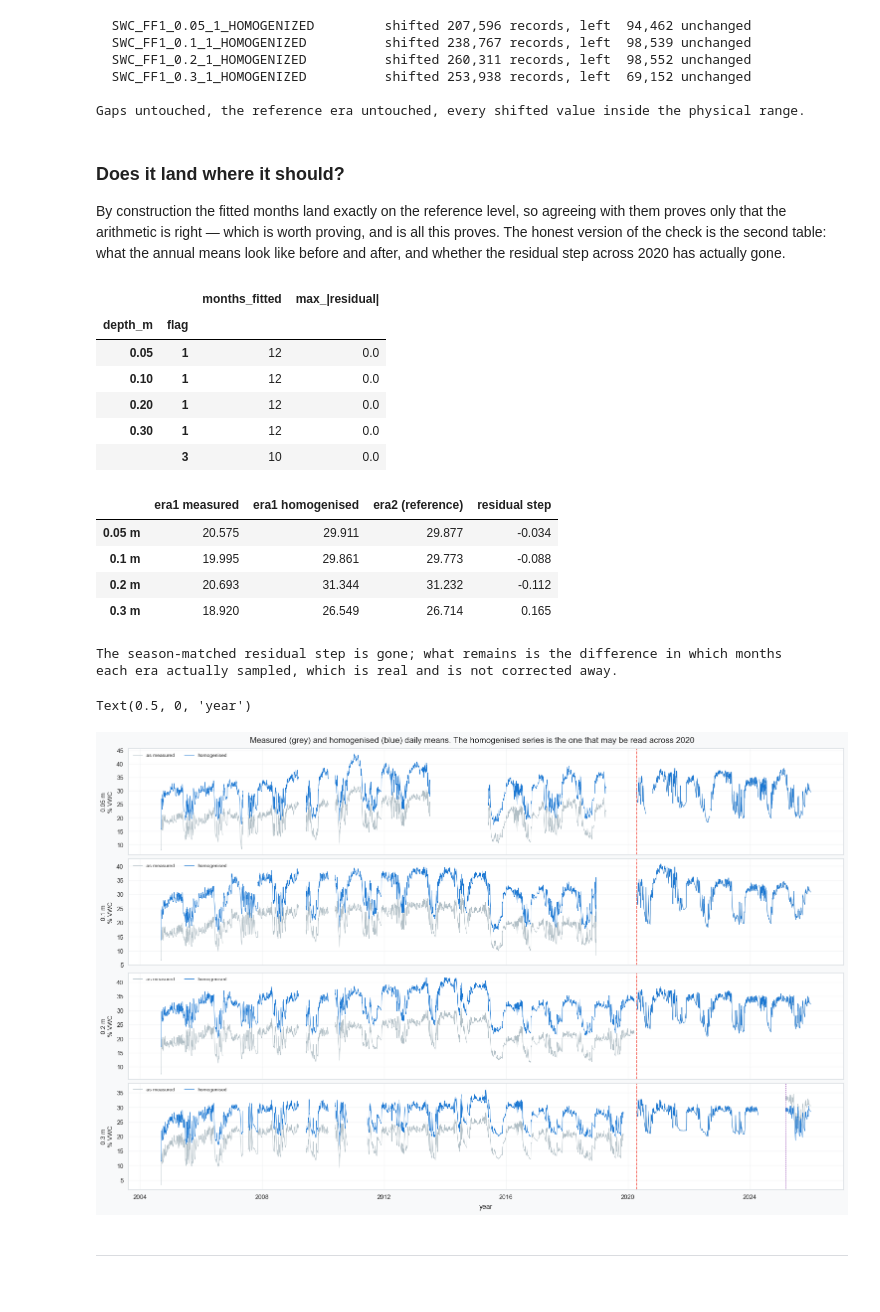
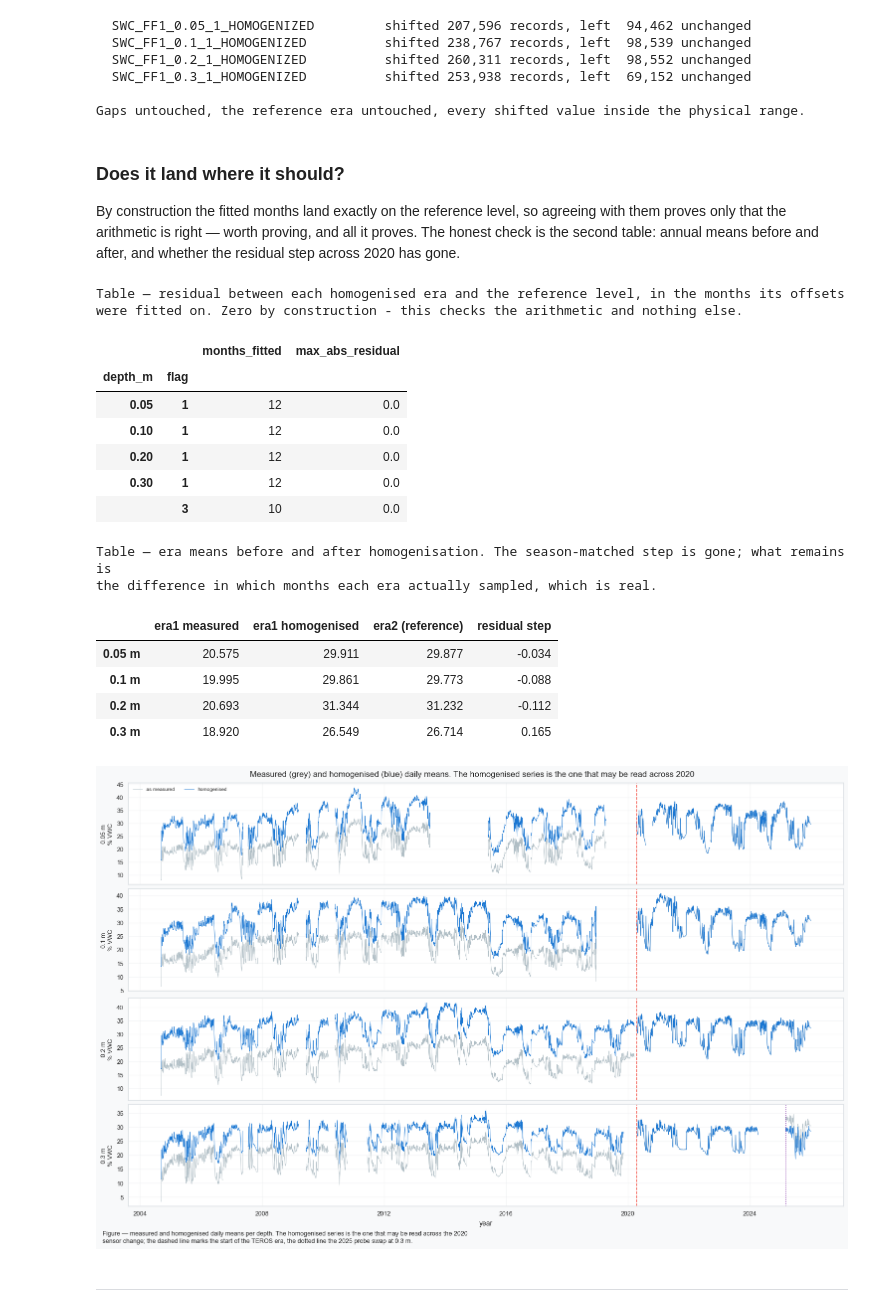
Before and after one commit to holukas/dataset_ch-lae_flux_product, a Jupyter notebook: workflow/10_METEO/30_PRODUCTS/09_METEO_SWC_FF1_2004-2025.ipynb, the cells around one changed output. Drawn from its saved outputs; the diff is of its cells as text; code cells hidden in the pictures.

```diff
--- a/workflow/10_METEO/30_PRODUCTS/09_METEO_SWC_FF1_2004-2025.ipynb
+++ b/workflow/10_METEO/30_PRODUCTS/09_METEO_SWC_FF1_2004-2025.ipynb
@@ -828,7 +828,7 @@ the export, outside this repository; see `redact_people()` in the helpers.
 def bulk_plaintext(s) -> str:
     """Like plaintext(), but preserves line structure. Redacts the people it names, as plaintext().
 
-    The bulk row is a 28 k-character paste in which every sub-entry begins on its own line. The
+    The bulk row is a ~29 k-character paste in which every sub-entry begins on its own line. The
     ordinary tag strip turns that into a single line and destroys the only structure there is, so
     <br> and closing block tags become newlines BEFORE the tags are removed.
     """
@@ -1936,7 +2095,7 @@ for d in DEPTHS:
     if d not in HOMOG_DEPTHS:
         continue
     off = np.zeros(len(full_index))
-    for _code, (_t, _fb_off) in OFFSETS[d].items():
+    for _code, (_t, _) in OFFSETS[d].items():
         _mask = (swc[flagcol(d)] == _code).to_numpy()
         off = np.where(_mask, _t['offset'].reindex(_months).to_numpy(), off)
     swc[homogcol(d)] = swc[field(d)] + off
@@ -1971,9 +2130,8 @@ Gaps untouched, the reference era untouched, every shifted value inside the phys
 ### Does it land where it should?
 
 By construction the fitted months land exactly on the reference level, so agreeing with them proves
-only that the arithmetic is right — which is worth proving, and is all this proves. The honest
-version of the check is the second table: what the annual means look like before and after, and
-whether the residual step across 2020 has actually gone.
+only that the arithmetic is right — worth proving, and all it proves. The honest check is the second
+table: annual means before and after, and whether the residual step across 2020 has gone.
 # %%
 _rows = []
 for d in HOMOG_DEPTHS:
@@ -1985,64 +2143,72 @@ for d in HOMOG_DEPTHS:
         _a = _src_h.groupby(_src_h.index.month).mean().reindex(_fitted)
         _b = _ref.groupby(_ref.index.month).mean().reindex(_fitted)
         _rows.append({'depth_m': float(d), 'flag': _code, 'months_fitted': len(_fitted),
-                      'max_|residual|': float((_a - _b).abs().max())})
+                      'max_abs_residual': float((_a - _b).abs().max())})
 _landing = pd.DataFrame(_rows).set_index(['depth_m', 'flag'])
+tabcap('residual between each homogenised era and the reference level, in the months its offsets '
+       'were fitted on. Zero by construction - this checks the arithmetic and nothing else.')
 display(_landing.round(9))
-assert (_landing['max_|residual|'] < 1e-6).all(), \
+assert (_landing['max_abs_residual'] < 1e-6).all(), \
     "a homogenised era does not land on the reference level in its own fitted months"
 
-_before, _after = {}, {}
+_before = {}
 for d in HOMOG_DEPTHS:
     _e1 = swc[field(d)].where(swc[flagcol(d)] == FLAG_EC20_MST).dropna()
     _e1h = swc[homogcol(d)].where(swc[flagcol(d)] == FLAG_EC20_MST).dropna()
-    _e2 = era_series(d, FLAG_TEROS_DIIVE)
-    _before[f'{d} m'] = {'era1 measured': float(_e1.mean()), 'era1 homogenised': float(_e1h.mean()),
-                         'era2 (reference)': float(_e2.mean())}
+    _before[f'{d} m'] = {'era1 measured': float(_e1.mean()),
+                         'era1 homogenised': float(_e1h.mean()),
+                         'era2 (reference)': float(era_series(d, FLAG_TEROS_DIIVE).mean())}
 _land = pd.DataFrame(_before).T
 _land['residual step'] = _land['era2 (reference)'] - _land['era1 homogenised']
+tabcap('era means before and after homogenisation. The season-matched step is gone; what remains '
+       'is the difference in which months each era actually sampled, which is real.')
 display(_land.round(3))
-# Loose on purpose. The residual is NOT expected to be zero: the two eras sample different months
-# in different proportions - era 2 begins in mid-April 2020 and so under-weights one winter - and
-# that difference is real, not an error in the offsets. The band only has to catch an offset that
-# was applied with the wrong sign, to the wrong era, or in the wrong unit.
+
+# Loose on purpose. The residual is NOT expected to be zero: the two eras sample different months in
+# different proportions - era 2 begins in mid-April 2020 and so under-weights one winter - and that
+# difference is real, not an error in the offsets. The band only has to catch an offset applied with
+# the wrong sign, to the wrong era, or in the wrong unit.
 assert _land['residual step'].abs().max() < 2.0, \
     "the homogenised pre-2020 era does not sit anywhere near the TEROS level"
-print("The season-matched residual step is gone; what remains is the difference in which months\n"
-      "each era actually sampled, which is real and is not corrected away.")
 # %% [output]
+Table — residual between each homogenised era and the reference level, in the months its offsets
+were fitted on. Zero by construction - this checks the arithmetic and nothing else.
-|  |  | months_fitted | max_|residual| |
+|  |  | months_fitted | max_abs_residual |
 | depth_m | flag |  |  |
 | 0.05 | 1 | 12 | 0.0 |
 | 0.10 | 1 | 12 | 0.0 |
 | 0.20 | 1 | 12 | 0.0 |
 | 0.30 | 1 | 12 | 0.0 |
 |  | 3 | 10 | 0.0 |
+Table — era means before and after homogenisation. The season-matched step is gone; what remains is
+the difference in which months each era actually sampled, which is real.
 |  | era1 measured | era1 homogenised | era2 (reference) | residual step |
 | 0.05 m | 20.575 | 29.911 | 29.877 | -0.034 |
 | 0.1 m | 19.995 | 29.861 | 29.773 | -0.088 |
 | 0.2 m | 20.693 | 31.344 | 31.232 | -0.112 |
 | 0.3 m | 18.920 | 26.549 | 26.714 | 0.165 |
-The season-matched residual step is gone; what remains is the difference in which months
-each era actually sampled, which is real and is not corrected away.
 # %%
 fig, axs = plt.subplots(nrows=len(HOMOG_DEPTHS), figsize=(15, 2.4 * len(HOMOG_DEPTHS)),
                         dpi=100, layout='constrained', sharex=True)
 fig.suptitle('Measured (grey) and homogenised (blue) daily means. The homogenised series is the '
              'one that may be read across 2020', fontsize=12)
-for ax, d in zip(np.atleast_1d(axs), HOMOG_DEPTHS):
+for _i, (ax, d) in enumerate(zip(np.atleast_1d(axs), HOMOG_DEPTHS)):
     _m = swc[field(d)].resample('1D').mean()
     _h = swc[homogcol(d)].resample('1D').mean()
     ax.plot(_m.index, _m.values, lw=0.6, color='#B0BEC5', label='as measured')
     ax.plot(_h.index, _h.values, lw=0.6, color='#1976D2', label='homogenised')
     ax.axvline(diive_[field(d)].first_valid_index(), color='#F44336', ls='--', lw=1.1)
     if d == SWAP_DEPTH:
         ax.axvline(pd.Timestamp(SENSOR_SWAP), color='#7B1FA2', ls=':', lw=1.1)
     ax.set_ylabel(f'{d} m\n% VWC', fontsize=9)
-    ax.legend(fontsize=7, loc='upper left', ncol=2)
+    if _i == 0:   # the panels share one vocabulary; four identical legends is noise
+        ax.legend(fontsize=7, loc='upper left', ncol=2)
 np.atleast_1d(axs)[-1].set_xlabel('year')
+figcap(fig, 'measured and homogenised daily means per depth. The homogenised series is the one '
+            'that may be read across the 2020 sensor change; the dashed line marks the start of '
+            'the TEROS era, the dotted line the 2025 probe swap at 0.3 m.')
 # %% [output]
-Text(0.5, 0, 'year')
-[figure, old version]
+[figure, new version]
 # %% [markdown]
 ***
 # %% [markdown]
```
Also changed, not shown: parts of 65 cells of this notebook.
